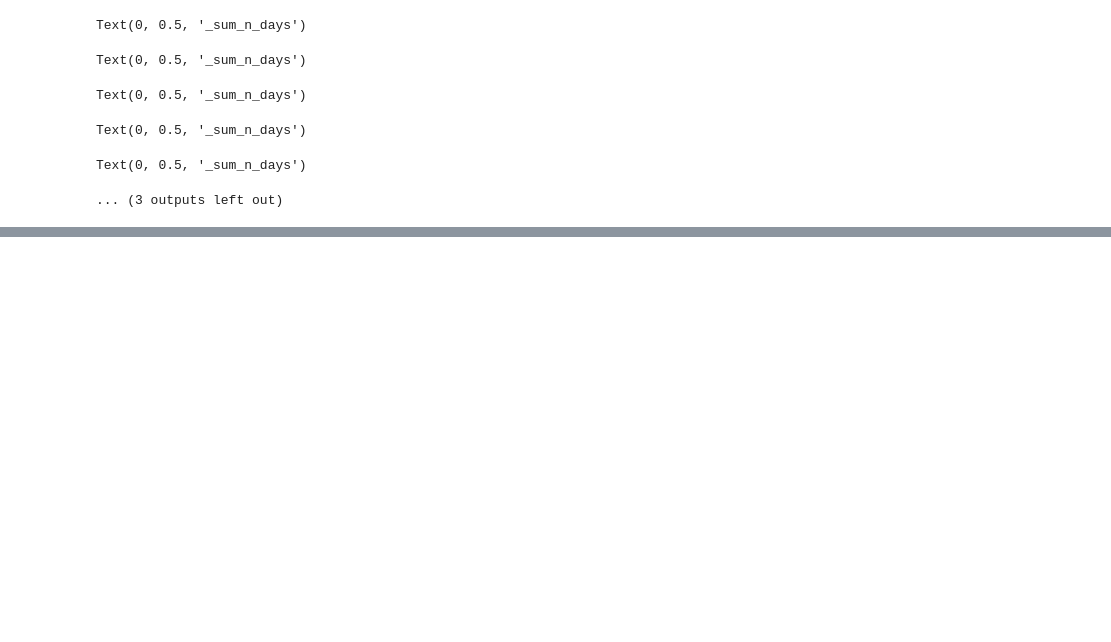
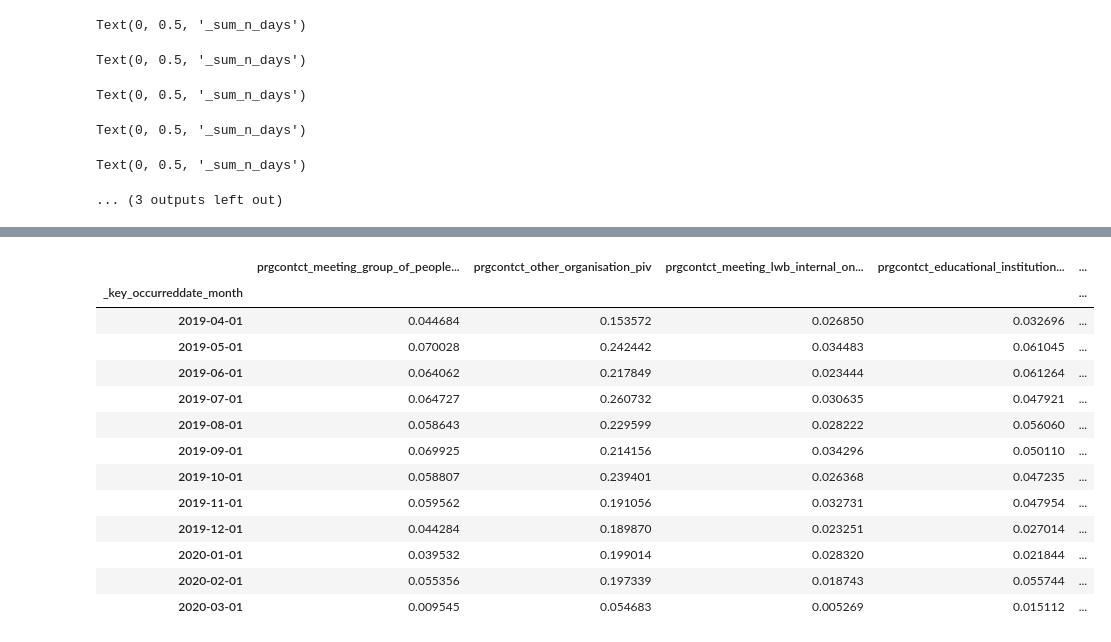
Before and after one commit to Troy-Cao/LWB-Risk-Cient-Detection, a Jupyter notebook: Chenqin/dataAnalysis.ipynb, the cells around one changed output, grey strips where cells are left out. Drawn from its saved outputs; the diff is of its cells as text; code cells hidden in the pictures; blank space fills up the shorter version.

```diff
--- a/Chenqin/dataAnalysis.ipynb
+++ b/Chenqin/dataAnalysis.ipynb
@@ -329,0 +306,17 @@ NameError: name 'fullData' is not defined
+# %%
+prgc_piv = data.filter(regex=r'^prgcontct_', axis=1)
+prgc_piv = prgc_piv.filter(regex=r'_piv$', axis=1)
+prgc_piv = prgc_piv.sort_index(level=0)
+uniqClient = prgc_piv.index.get_level_values(0).unique()
+tryData = prgc_piv.loc[uniqClient[0] : uniqClient[6]]
+
+figure(figsize=(20,3))
+for clientID in uniqClient[:10]:
+    tryData = prgc_piv.loc[clientID]
+    fig, ax = plt.subplots()
+    for nm in tryData.columns:
+        ax.plot(tryData[nm], label=nm)
+        # Set x-ticks to yearly interval, adjust y-axis limits, add legend and labels
+        ax.xaxis.set_major_locator(mdates.MonthLocator())
+        ax.set_ylim(0, 3)
+        #ax.legend()
@@ -329,0 +366,12 @@ NameError: name 'fullData' is not defined
+# %%
+tryData = prgc_piv.mean(level=1)
+tryData = tryData.drop(columns = ["prgcontct_client_piv"])
+fig, ax = plt.subplots()
+for nm in tryData.columns:
+    #colormap = plt.cm.nipy_spectral #I suggest to use nipy_spectral, Set1,Paired
+    #ax.set_prop_cycle([colormap(i) for i in np.linspace(0, 1, 14)])
+    ax.plot(tryData[nm], label=nm)
+    # Set x-ticks to yearly interval, adjust y-axis limits, add legend and labels
+    ax.xaxis.set_major_locator(mdates.MonthLocator())
+    ax.set_ylim(0, 1)
+    ax.legend(loc='center left', bbox_to_anchor=(1, 0.5))
@@ -329,0 +392,17 @@ NameError: name 'fullData' is not defined
+# %%
+tryData
+# %% [output]
+|  | prgcontct_meeting_group_of_people... | prgcontct_other_organisation_piv | prgcontct_meeting_lwb_internal_on... | prgcontct_educational_institution... | ... |
+| _key_occurreddate_month |  |  |  |  | ... |
+| 2019-04-01 | 0.044684 | 0.153572 | 0.026850 | 0.032696 | ... |
+| 2019-05-01 | 0.070028 | 0.242442 | 0.034483 | 0.061045 | ... |
+| 2019-06-01 | 0.064062 | 0.217849 | 0.023444 | 0.061264 | ... |
+| 2019-07-01 | 0.064727 | 0.260732 | 0.030635 | 0.047921 | ... |
+| 2019-08-01 | 0.058643 | 0.229599 | 0.028222 | 0.056060 | ... |
+| 2019-09-01 | 0.069925 | 0.214156 | 0.034296 | 0.050110 | ... |
+| 2019-10-01 | 0.058807 | 0.239401 | 0.026368 | 0.047235 | ... |
+| 2019-11-01 | 0.059562 | 0.191056 | 0.032731 | 0.047954 | ... |
+| 2019-12-01 | 0.044284 | 0.189870 | 0.023251 | 0.027014 | ... |
+| 2020-01-01 | 0.039532 | 0.199014 | 0.028320 | 0.021844 | ... |
+| 2020-02-01 | 0.055356 | 0.197339 | 0.018743 | 0.055744 | ... |
+| 2020-03-01 | 0.009545 | 0.054683 | 0.005269 | 0.015112 | ... |
```
Also changed, not shown: parts of 39 cells of this notebook.
